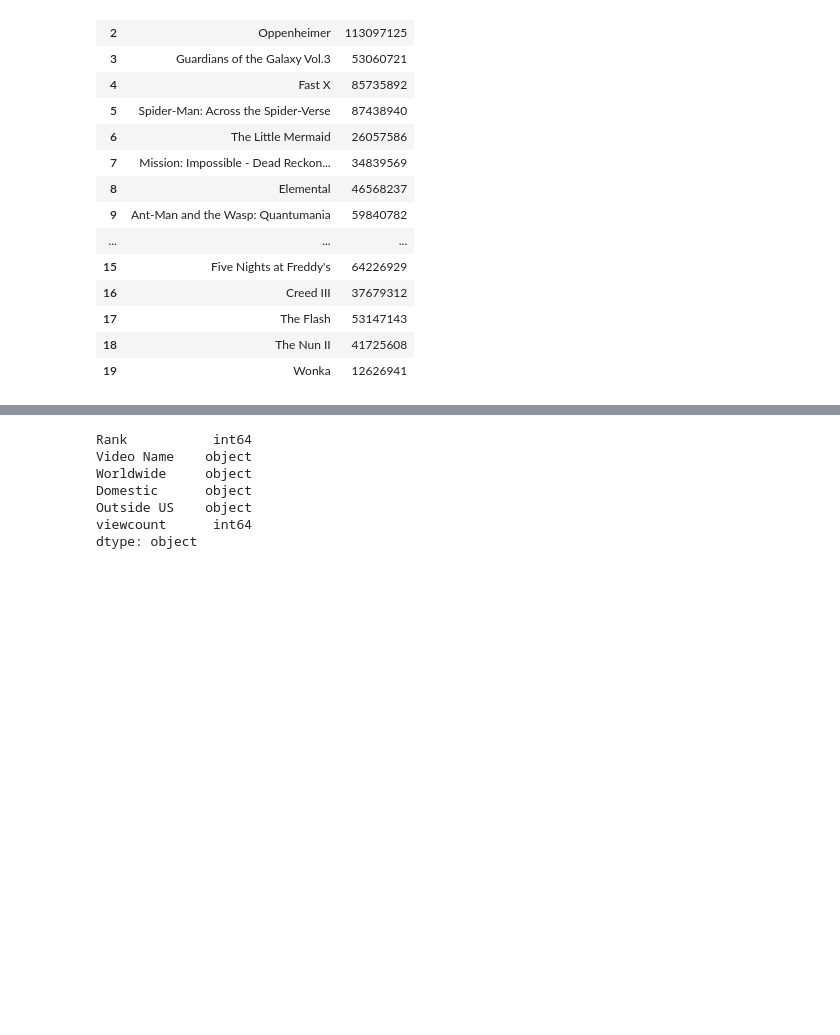
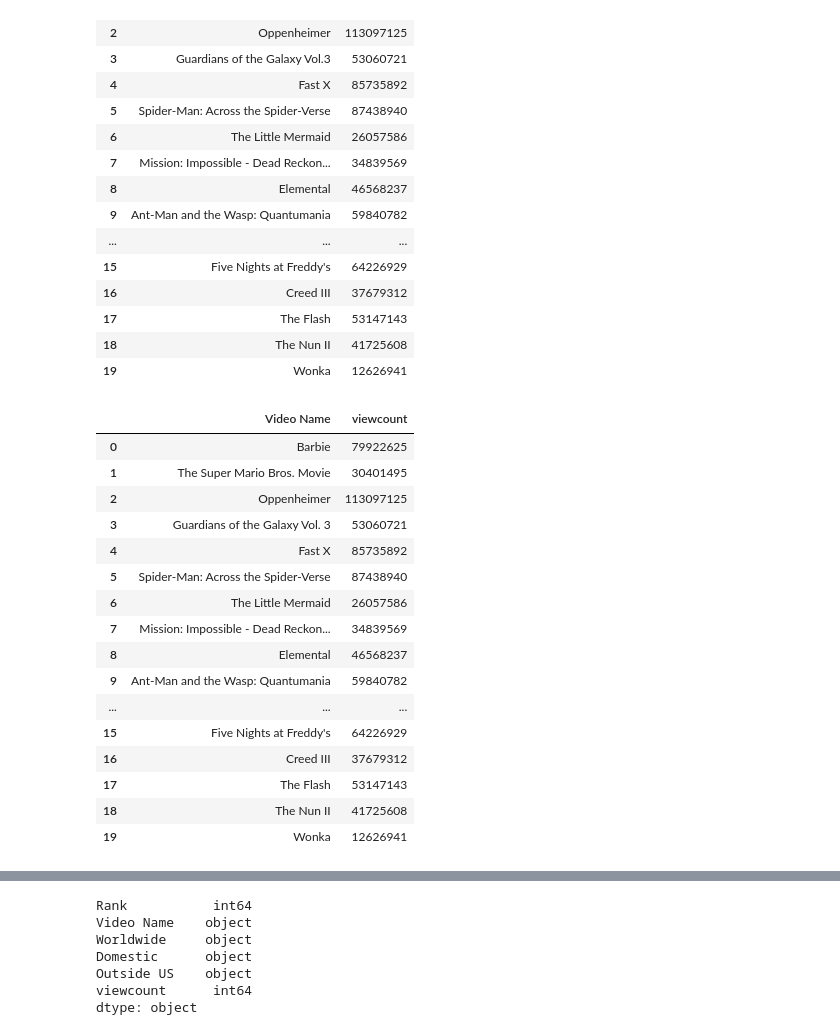
Before and after one commit to wingtungl/movie_data_project, a Jupyter notebook: Project_3.ipynb, the cells around one changed output, grey strips where cells are left out. Cells and saved outputs as stored; diff of their text form; code cells hidden in the pictures; blank space fills up the shorter version.

```diff
--- a/Project_3.ipynb
+++ b/Project_3.ipynb
@@ -239,5 +208,26 @@ trailer_clean_data
 | 17 | The Flash | 53147143 |
 | 18 | The Nun II | 41725608 |
 | 19 | Wonka | 12626941 |
+# %%
+trailer_clean_data = trailer_clean_data.replace("Guardians of the Galaxy Vol.3","Guardians of the Galaxy Vol. 3")
+trailer_clean_data
+# %% [output]
+|  | Video Name | viewcount |
+| 0 | Barbie | 79922625 |
+| 1 | The Super Mario Bros. Movie | 30401495 |
+| 2 | Oppenheimer | 113097125 |
+| 3 | Guardians of the Galaxy Vol. 3 | 53060721 |
+| 4 | Fast X | 85735892 |
+| 5 | Spider-Man: Across the Spider-Verse | 87438940 |
+| 6 | The Little Mermaid | 26057586 |
+| 7 | Mission: Impossible - Dead Reckon... | 34839569 |
+| 8 | Elemental | 46568237 |
+| 9 | Ant-Man and the Wasp: Quantumania | 59840782 |
+| ... | ... | ... |
+| 15 | Five Nights at Freddy's | 64226929 |
+| 16 | Creed III | 37679312 |
+| 17 | The Flash | 53147143 |
+| 18 | The Nun II | 41725608 |
+| 19 | Wonka | 12626941 |
 # %%
 #Merge movie_clean and trailer_clean
```
Also changed, not shown: parts of 4 cells of this notebook, 10 other files.
